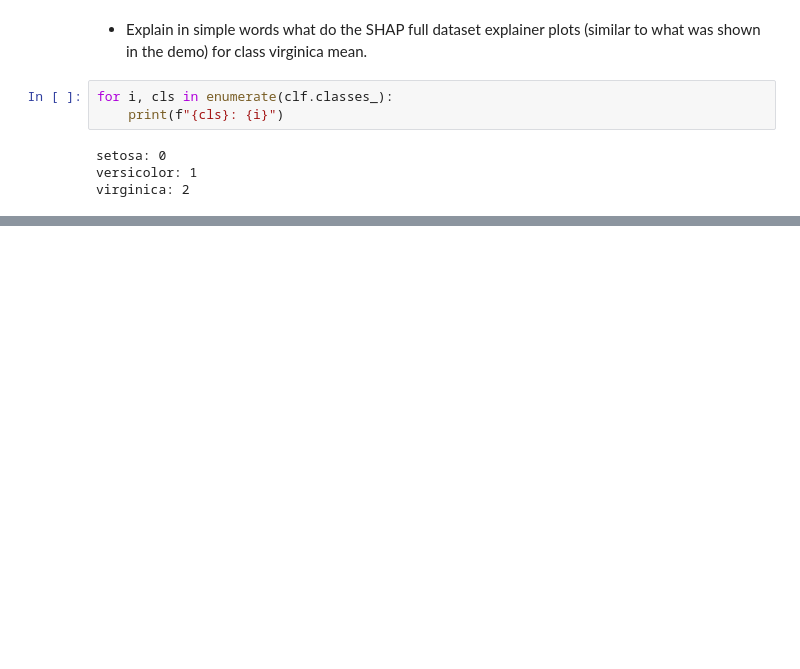
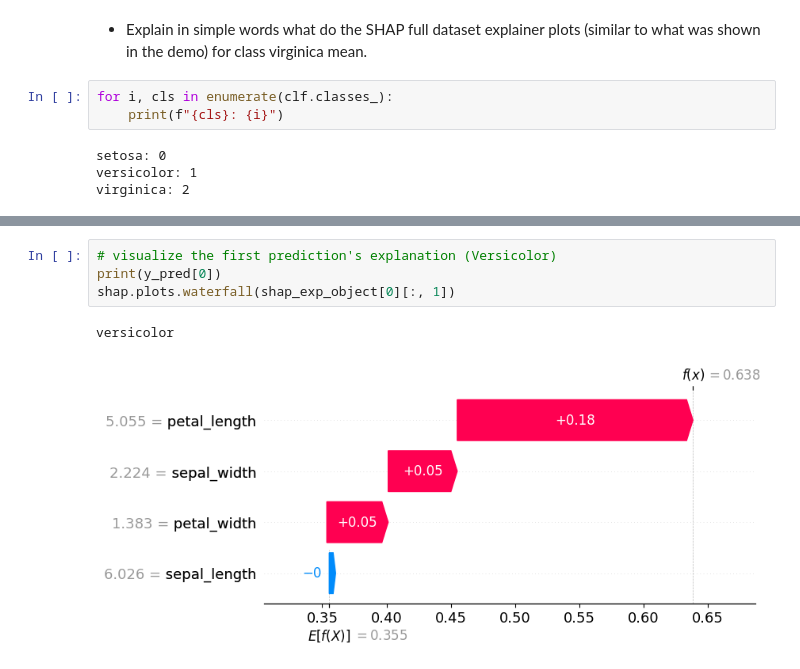
Before and after one commit to ganeshbmc/MLOps_1, a Jupyter notebook: bias_explainability_demo/ga9_mlops.ipynb, the cells around one changed output, grey strips where cells are left out. Drawn from its saved outputs; the diff is of its cells as text; blank space fills up the shorter version.

```diff
--- a/bias_explainability_demo/ga9_mlops.ipynb
+++ b/bias_explainability_demo/ga9_mlops.ipynb
@@ -262,0 +407,7 @@ array([[[-0.01068946,  0.02400673, -0.01331726],
+# %%
+# visualize the first prediction's explanation (Versicolor)
+print(y_pred[0])
+shap.plots.waterfall(shap_exp_object[0][:, 1])
+# %% [output]
+versicolor
+[figure, added]
```
Also changed, not shown: parts of 50 cells of this notebook, 1 other file.
